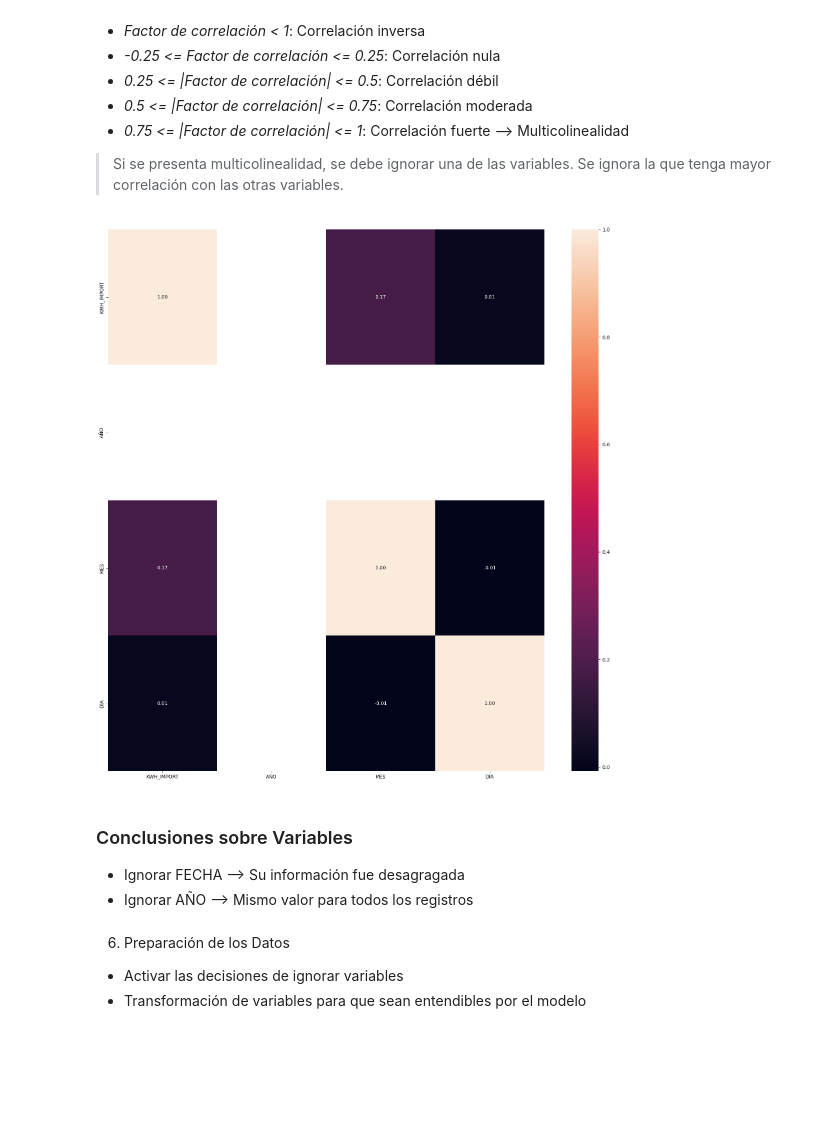
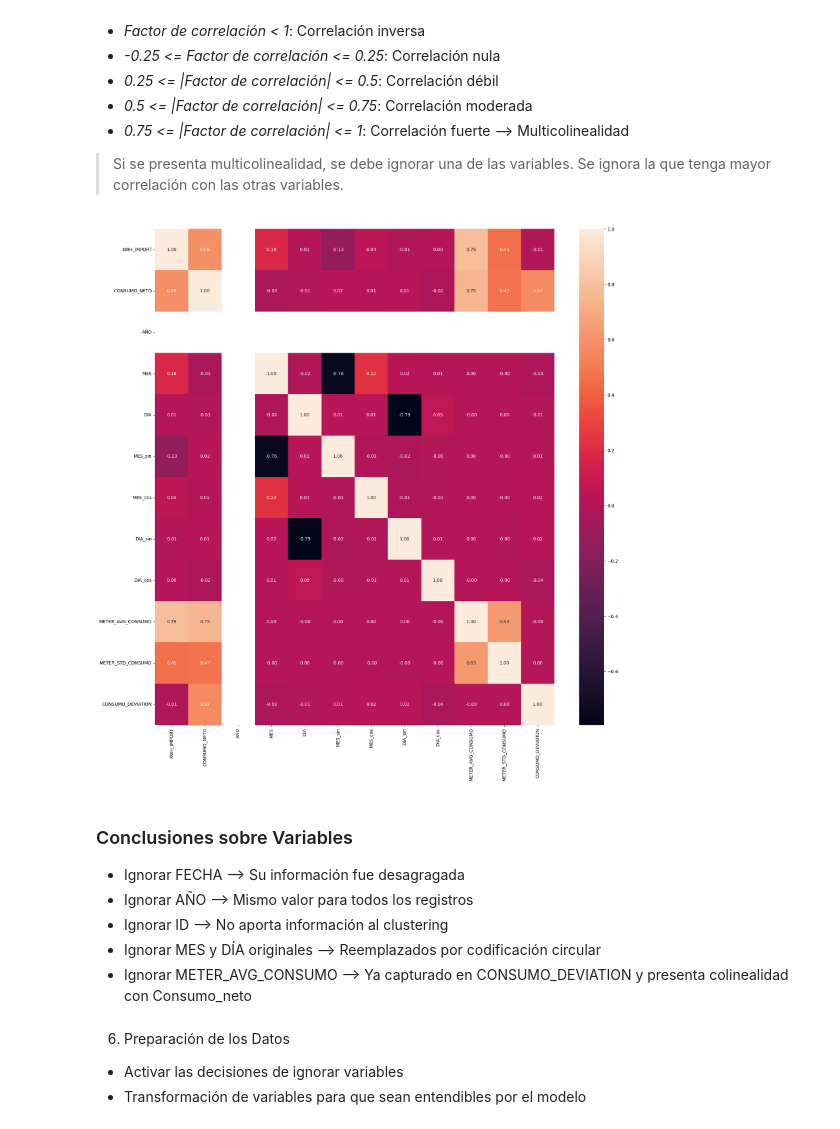
Before and after one commit to santy-estrada/electric-grid-project, a Jupyter notebook: EIA_agrupamiento.ipynb, the cells around one changed output. Drawn from its saved outputs; the diff is of its cells as text; code cells hidden in the pictures; blank space fills up the shorter version.

```diff
--- a/EIA_agrupamiento.ipynb
+++ b/EIA_agrupamiento.ipynb
@@ -108,0 +300,15 @@ plt.show()
+# %%
+# Encode MES and DÍA as cyclical features
+
+# MONTH: Cycles every 12 months (1-12)
+data_mod['MES_sin'] = np.sin(2 * np.pi * data_mod['MES'] / 12.0)
+data_mod['MES_cos'] = np.cos(2 * np.pi * data_mod['MES'] / 12.0)
+
+# DAY: Cycles approximately every 30 days (1-31)
+# Using 31 as max since it's the maximum possible day value
+data_mod['DIA_sin'] = np.sin(2 * np.pi * data_mod['DÍA'] / 31.0)
+data_mod['DIA_cos'] = np.cos(2 * np.pi * data_mod['DÍA'] / 31.0)
+
+# Display sample to verify
+print("Original and encoded cyclical features:")
+data_mod[['FECHA', 'MES', 'DÍA', 'MES_sin', 'MES_cos', 'DIA_sin', 'DIA_cos']].head(10)
@@ -108,0 +360,19 @@ plt.show()
+# %%
+#Add context variable for better fault detection
+data_mod_enhanced = data_mod.copy()
+
+# Add meter statistics as additional features (context for each reading)
+meter_stats = data_mod.groupby('ID')['CONSUMO_NETO'].agg(['mean', 'std']).reset_index()
+meter_stats.columns = ['ID', 'METER_AVG_CONSUMO', 'METER_STD_CONSUMO']
+
+# Merge back to original data
+data_mod_enhanced = data_mod_enhanced.merge(meter_stats, on='ID', how='left')
+
+# Create "deviation from meter's norm" feature
+data_mod_enhanced['CONSUMO_DEVIATION'] = (
+    (data_mod_enhanced['CONSUMO_NETO'] - data_mod_enhanced['METER_AVG_CONSUMO']) /
+    (data_mod_enhanced['METER_STD_CONSUMO'] + 1e-6)  # Avoid division by zero
+)
+
+print(f"Shape: {data_mod_enhanced.shape}")
+print(f"Features: {data_mod_enhanced.columns.tolist()}")
@@ -118,12 +427,12 @@ plt.show()
 ##Para datos numéricos: Histogramas de frecuencia
 ##Para datos categóricos: Gráficos de torta
 
-###HISTOGRAMAS DE FRECUENCIA (Busca variables con distribución uniforme (id) o que no aportan información (Unnamed: 0))
-fig,ax = plt.subplots(2, 2, figsize=(12, 12))
+###HISTOGRAMAS DE FRECUENCIA (Busca variables con distribución uniforme (id) o que no aportan información)
+fig,ax = plt.subplots(4, 3, figsize=(12, 12))
 ax = ax.flat
-num_cols = data.select_dtypes(include=['int64', 'float64']).columns
+num_cols = data_mod_enhanced.select_dtypes(include=['int64', 'float64']).columns
 for i, col in enumerate(num_cols):
-    sb.histplot(data = data, x = col, kde = True,
+    sb.histplot(data = data_mod_enhanced, x = col, kde = True,
                 color = (list(plt.rcParams['axes.prop_cycle'])*7)[i]['color'], ax = ax[i])
     ax[i].set_title(col)
 
@@ -161,14 +464,17 @@ donde $x_i$ y $y_i$ son los valores de las variables, $\bar{x}$ y $\bar{y}$ sus
 # %%
 #GRÁFICO DE CORRELACIÓN PARA ANÁLISIS MULTIVARIADO (Busca multicolinealidad)
 plt.figure(figsize=(20,20))
-sb.heatmap(data = data.corr(numeric_only=True), annot=True, fmt='.2f')
+sb.heatmap(data = data_mod_enhanced.corr(numeric_only=True), annot=True, fmt='.2f')
 plt.show()
 # %% [output]
-[figure, old version]
+[figure, new version]
 # %% [markdown]
 ### Conclusiones sobre Variables
 - Ignorar FECHA --> Su información fue desagragada
 - Ignorar AÑO --> Mismo valor para todos los registros
+- Ignorar ID --> No aporta información al clustering
+- Ignorar MES y DÍA originales --> Reemplazados por codificación circular
+- Ignorar METER_AVG_CONSUMO --> Ya capturado en CONSUMO_DEVIATION y presenta colinealidad con Consumo_neto
 # %% [markdown]
 6. Preparación de los Datos
 - Activar las decisiones de ignorar variables
```
Also changed, not shown: parts of 56 cells of this notebook.
